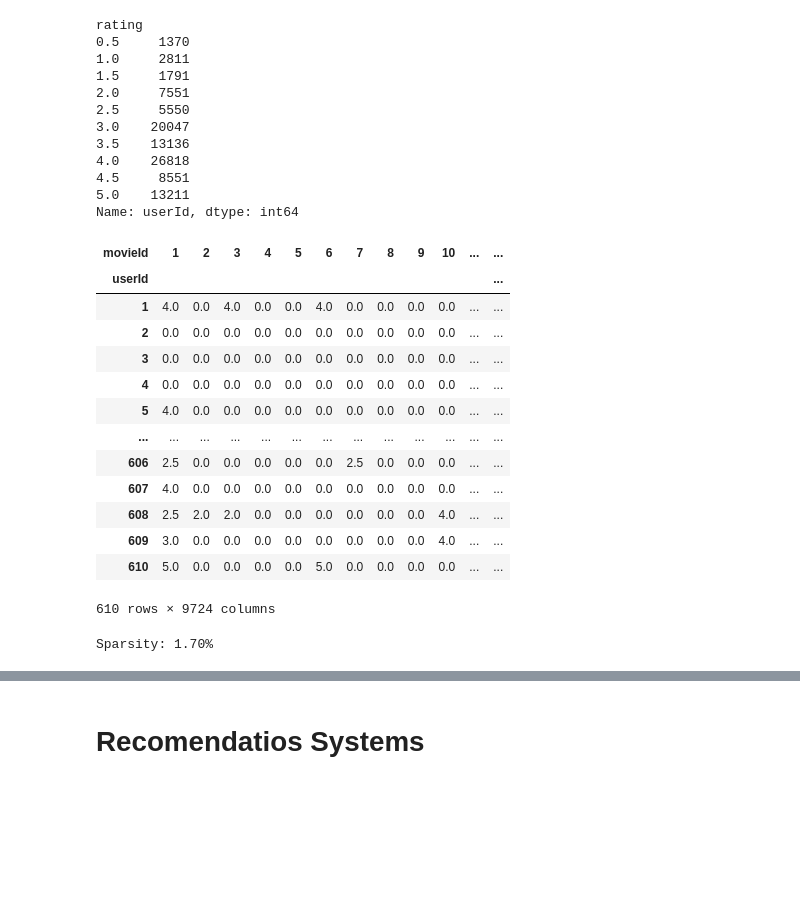
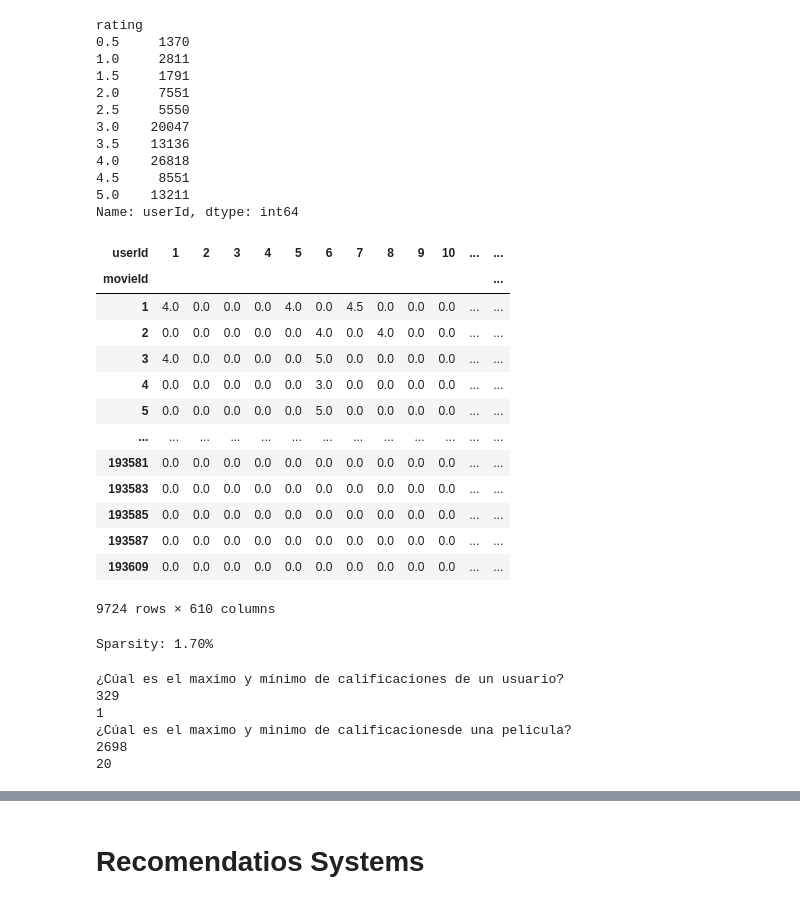
Before and after one commit to DanielGongora28/Marketing_ADA_G2, a Jupyter notebook: AdA_Marketing_G2.ipynb, the cells around one changed output, grey strips where cells are left out. Cells and saved outputs as stored; diff of their text form; code cells hidden in the pictures; blank space fills up the shorter version.

```diff
--- a/AdA_Marketing_G2.ipynb
+++ b/AdA_Marketing_G2.ipynb
@@ -48,21 +60,21 @@ rating
 5.0    13211
 Name: userId, dtype: int64
 # %%
-URmatrix = pd.pivot_table(ratings, values='rating', index='userId', columns='movieId').fillna(0)
+URmatrix = pd.pivot_table(ratings, values='rating', index='movieId', columns='userId').fillna(0)
 URmatrix
 # %% [output]
-| movieId | 1 | 2 | 3 | 4 | 5 | 6 | 7 | 8 | 9 | 10 | ... | ... |
-| userId |  |  |  |  |  |  |  |  |  |  |  | ... |
-| 1 | 4.0 | 0.0 | 4.0 | 0.0 | 0.0 | 4.0 | 0.0 | 0.0 | 0.0 | 0.0 | ... | ... |
-| 2 | 0.0 | 0.0 | 0.0 | 0.0 | 0.0 | 0.0 | 0.0 | 0.0 | 0.0 | 0.0 | ... | ... |
-| 3 | 0.0 | 0.0 | 0.0 | 0.0 | 0.0 | 0.0 | 0.0 | 0.0 | 0.0 | 0.0 | ... | ... |
-| 4 | 0.0 | 0.0 | 0.0 | 0.0 | 0.0 | 0.0 | 0.0 | 0.0 | 0.0 | 0.0 | ... | ... |
-| 5 | 4.0 | 0.0 | 0.0 | 0.0 | 0.0 | 0.0 | 0.0 | 0.0 | 0.0 | 0.0 | ... | ... |
+| userId | 1 | 2 | 3 | 4 | 5 | 6 | 7 | 8 | 9 | 10 | ... | ... |
+| movieId |  |  |  |  |  |  |  |  |  |  |  | ... |
+| 1 | 4.0 | 0.0 | 0.0 | 0.0 | 4.0 | 0.0 | 4.5 | 0.0 | 0.0 | 0.0 | ... | ... |
+| 2 | 0.0 | 0.0 | 0.0 | 0.0 | 0.0 | 4.0 | 0.0 | 4.0 | 0.0 | 0.0 | ... | ... |
+| 3 | 4.0 | 0.0 | 0.0 | 0.0 | 0.0 | 5.0 | 0.0 | 0.0 | 0.0 | 0.0 | ... | ... |
+| 4 | 0.0 | 0.0 | 0.0 | 0.0 | 0.0 | 3.0 | 0.0 | 0.0 | 0.0 | 0.0 | ... | ... |
+| 5 | 0.0 | 0.0 | 0.0 | 0.0 | 0.0 | 5.0 | 0.0 | 0.0 | 0.0 | 0.0 | ... | ... |
 | ... | ... | ... | ... | ... | ... | ... | ... | ... | ... | ... | ... | ... |
-| 606 | 2.5 | 0.0 | 0.0 | 0.0 | 0.0 | 0.0 | 2.5 | 0.0 | 0.0 | 0.0 | ... | ... |
-| 607 | 4.0 | 0.0 | 0.0 | 0.0 | 0.0 | 0.0 | 0.0 | 0.0 | 0.0 | 0.0 | ... | ... |
-| 608 | 2.5 | 2.0 | 2.0 | 0.0 | 0.0 | 0.0 | 0.0 | 0.0 | 0.0 | 4.0 | ... | ... |
-| 609 | 3.0 | 0.0 | 0.0 | 0.0 | 0.0 | 0.0 | 0.0 | 0.0 | 0.0 | 4.0 | ... | ... |
-| 610 | 5.0 | 0.0 | 0.0 | 0.0 | 0.0 | 5.0 | 0.0 | 0.0 | 0.0 | 0.0 | ... | ... |
+| 193581 | 0.0 | 0.0 | 0.0 | 0.0 | 0.0 | 0.0 | 0.0 | 0.0 | 0.0 | 0.0 | ... | ... |
+| 193583 | 0.0 | 0.0 | 0.0 | 0.0 | 0.0 | 0.0 | 0.0 | 0.0 | 0.0 | 0.0 | ... | ... |
+| 193585 | 0.0 | 0.0 | 0.0 | 0.0 | 0.0 | 0.0 | 0.0 | 0.0 | 0.0 | 0.0 | ... | ... |
+| 193587 | 0.0 | 0.0 | 0.0 | 0.0 | 0.0 | 0.0 | 0.0 | 0.0 | 0.0 | 0.0 | ... | ... |
+| 193609 | 0.0 | 0.0 | 0.0 | 0.0 | 0.0 | 0.0 | 0.0 | 0.0 | 0.0 | 0.0 | ... | ... |
-610 rows × 9724 columns
+9724 rows × 610 columns
 # %%
@@ -73,3 +85,25 @@ sparsity *= 100
 print('Sparsity: {:4.2f}%'.format(sparsity))#!!!!!!!!!!!!! Mucha Sparsity; Muchos 0s
 # %% [output]
 Sparsity: 1.70%
+# %%
+#saber cuantas calificaciones tiene cada pelicula y cuantas veces el usuario ha calificado.
+usuariovotos = ratings.groupby('movieId')['rating'].agg('count')
+peliculavotos = ratings.groupby('userId')['rating'].agg('count')
+
+#¿Cúal es el maximo y mínimo de calificaciones de una película?
+
+
+print('¿Cúal es el maximo y mínimo de calificaciones de un usuario?')
+print(usuariovotos.max())
+print(usuariovotos.min())
+
+print('¿Cúal es el maximo y minimo de calificacionesde una pelicula?')
+print(peliculavotos.max())
+print(peliculavotos.min())
+# %% [output]
+¿Cúal es el maximo y mínimo de calificaciones de un usuario?
+329
+1
+¿Cúal es el maximo y minimo de calificacionesde una pelicula?
+2698
+20
```
Also changed, not shown: parts of 27 cells of this notebook.
